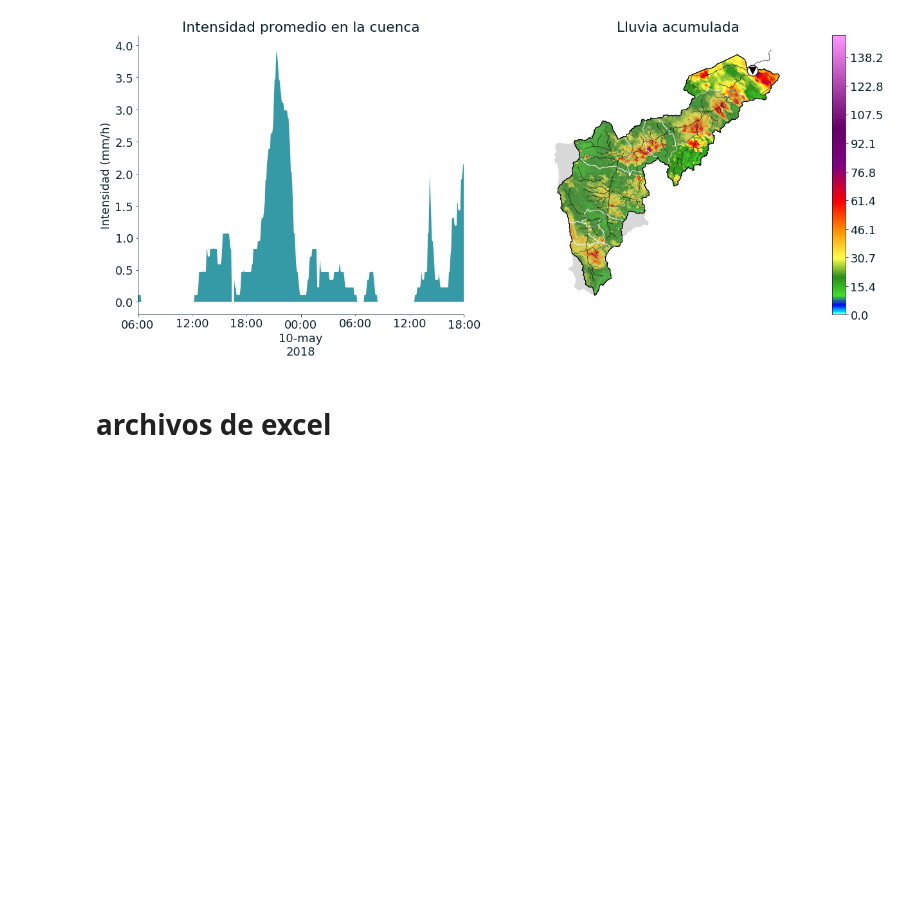
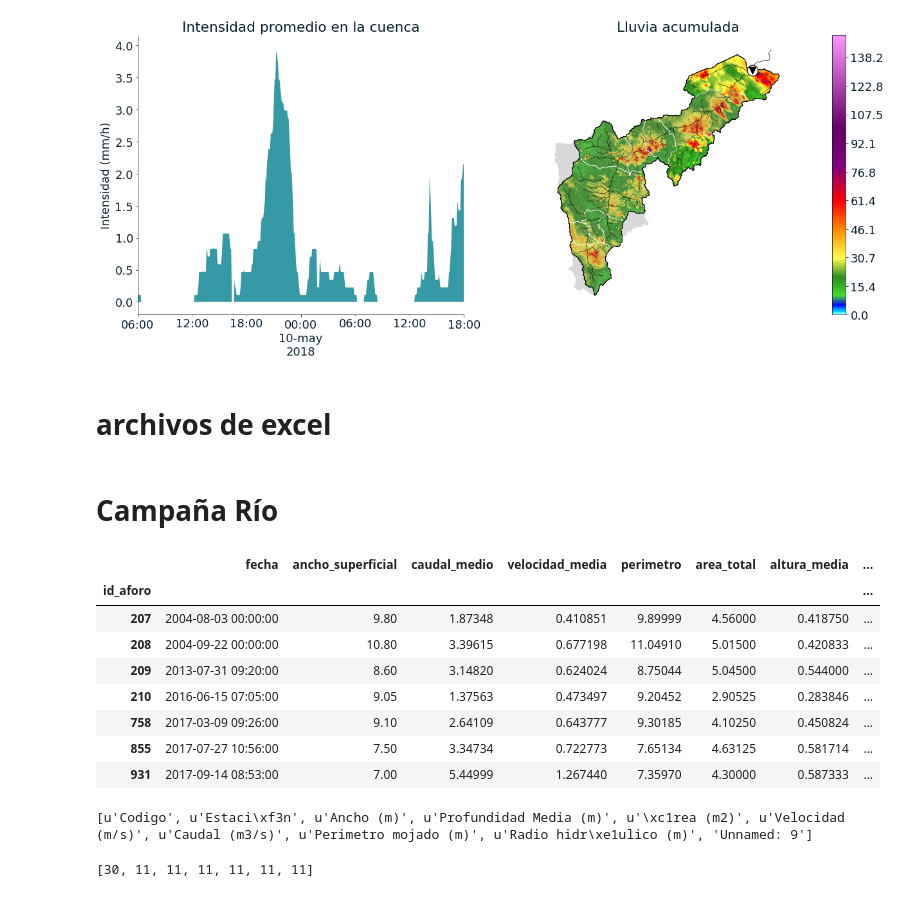
Before and after one commit to vanesalo10/CPR, a Jupyter notebook: documentacion/redrio.ipynb, the cells around one changed output. Cells and saved outputs as stored; diff of their text form; code cells hidden in the pictures; blank space fills up the shorter version.

```diff
--- a/documentacion/redrio.ipynb
+++ b/documentacion/redrio.ipynb
@@ -767,3 +830,17 @@ plot_lluvia_redrio(rain,rain_vect,filepath)
 [figure]
 # %% [markdown]
 # archivos de excel
+# %% [markdown]
+# Campaña Río
+# %%
+aforos
+# %% [output]
+|  | fecha | ancho_superficial | caudal_medio | velocidad_media | perimetro | area_total | altura_media | ... |
+| id_aforo |  |  |  |  |  |  |  | ... |
+| 207 | 2004-08-03 00:00:00 | 9.80 | 1.87348 | 0.410851 | 9.89999 | 4.56000 | 0.418750 | ... |
+| 208 | 2004-09-22 00:00:00 | 10.80 | 3.39615 | 0.677198 | 11.04910 | 5.01500 | 0.420833 | ... |
+| 209 | 2013-07-31 09:20:00 | 8.60 | 3.14820 | 0.624024 | 8.75044 | 5.04500 | 0.544000 | ... |
+| 210 | 2016-06-15 07:05:00 | 9.05 | 1.37563 | 0.473497 | 9.20452 | 2.90525 | 0.283846 | ... |
+| 758 | 2017-03-09 09:26:00 | 9.10 | 2.64109 | 0.643777 | 9.30185 | 4.10250 | 0.450824 | ... |
+| 855 | 2017-07-27 10:56:00 | 7.50 | 3.34734 | 0.722773 | 7.65134 | 4.63125 | 0.581714 | ... |
+| 931 | 2017-09-14 08:53:00 | 7.00 | 5.44999 | 1.267440 | 7.35970 | 4.30000 | 0.587333 | ... |
@@ -769,0 +849,4 @@ plot_lluvia_redrio(rain,rain_vect,filepath)
+# %%
+print(list(df.columns))
+# %% [output]
+[u'Codigo', u'Estaci\xf3n', u'Ancho (m)', u'Profundidad Media (m)', u'\xc1rea (m2)', u'Velocidad (m/s)', u'Caudal (m3/s)', u'Perimetro mojado (m)', u'Radio hidr\xe1ulico (m)', 'Unnamed: 9']
@@ -769,0 +858,4 @@ plot_lluvia_redrio(rain,rain_vect,filepath)
+# %%
+cellwidth
+# %% [output]
+[30, 11, 11, 11, 11, 11, 11]
```
Also changed, not shown: parts of 32 cells of this notebook.
